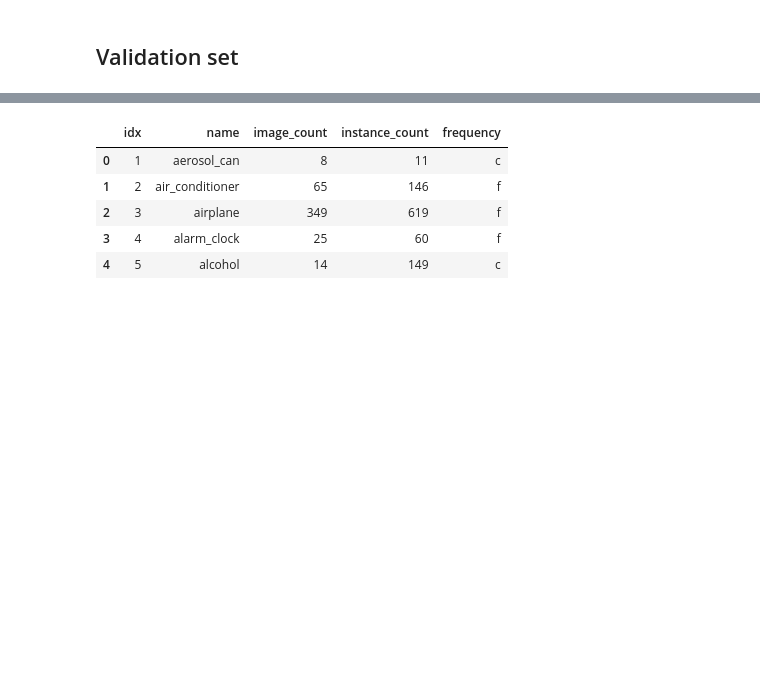
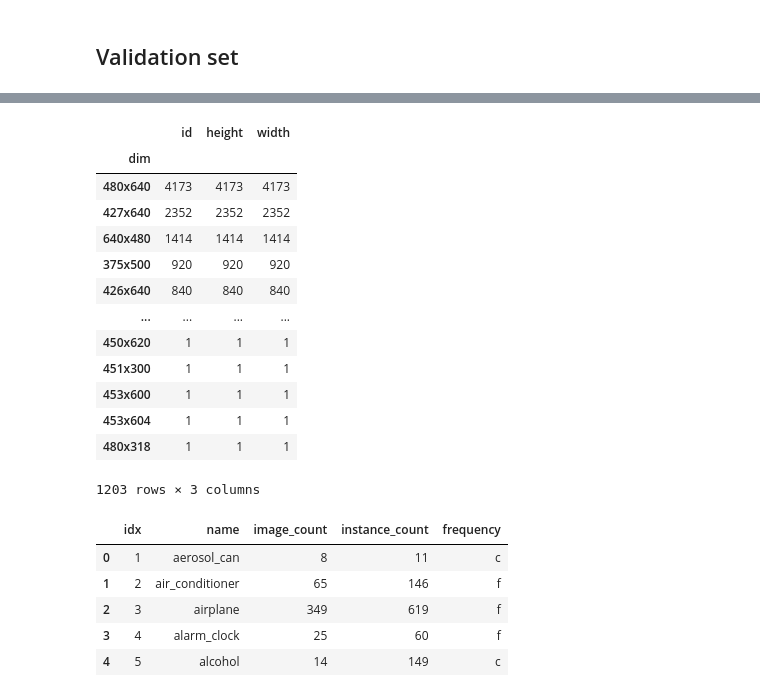
Before and after one commit to alexxcollins/INM705_CW_Collins_Velagala, a Jupyter notebook: notebooks/Data_exploration.ipynb, the cells around one changed output, grey strips where cells are left out. Drawn from its saved outputs; the diff is of its cells as text; code cells hidden in the pictures; blank space fills up the shorter version.

```diff
--- a/notebooks/Data_exploration.ipynb
+++ b/notebooks/Data_exploration.ipynb
@@ -25,3 +106,21 @@ len(data['images'])
+# %%
+#validation_set
+img_size_df.groupby(['dim']).count().sort_values(by = ['id'], ascending = False)
+# %% [output]
+|  | id | height | width |
+| dim |  |  |  |
+| 480x640 | 4173 | 4173 | 4173 |
+| 427x640 | 2352 | 2352 | 2352 |
+| 640x480 | 1414 | 1414 | 1414 |
+| 375x500 | 920 | 920 | 920 |
+| 426x640 | 840 | 840 | 840 |
+| ... | ... | ... | ... |
+| 450x620 | 1 | 1 | 1 |
+| 451x300 | 1 | 1 | 1 |
+| 453x600 | 1 | 1 | 1 |
+| 453x604 | 1 | 1 | 1 |
+| 480x318 | 1 | 1 | 1 |
+1203 rows × 3 columns
 # %%
 cat_val_df = pd.DataFrame(columns = ["idx", "name", "image_count", "instance_count", "frequency"])
 
```
Also changed, not shown: parts of 11 cells of this notebook.
